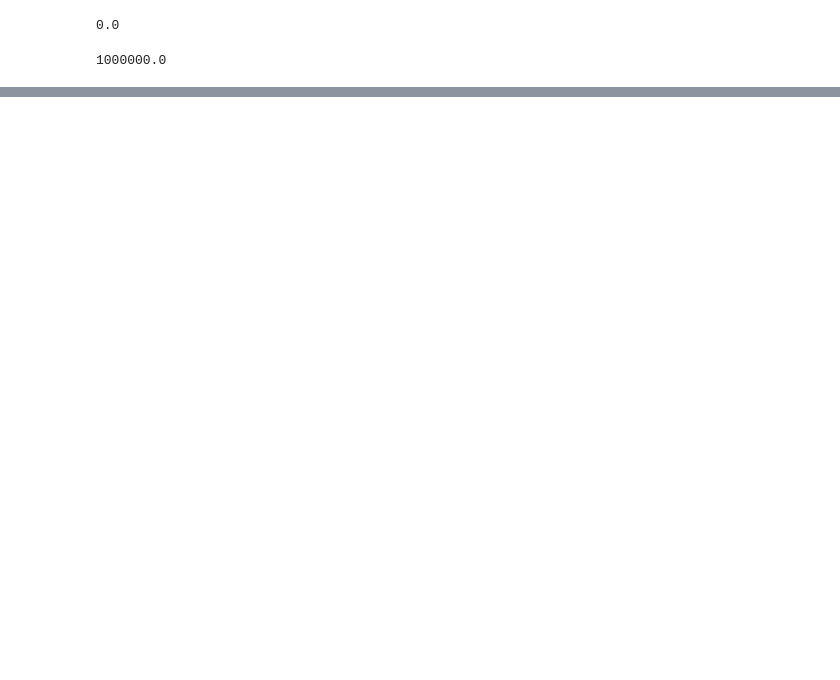
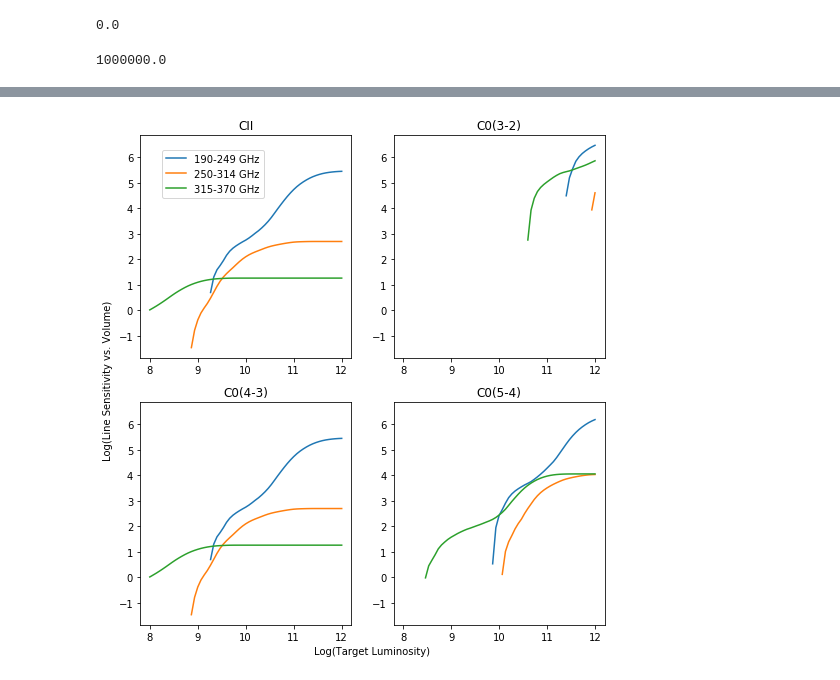
Before and after one commit to miriamfuchs/SMA-cal, a Jupyter notebook: CO Luminosity Fx Plots.ipynb, the cells around one changed output, grey strips where cells are left out. Drawn from its saved outputs; the diff is of its cells as text; code cells hidden in the pictures; blank space fills up the shorter version.

```diff
--- a/CO Luminosity Fx Plots.ipynb
+++ b/CO Luminosity Fx Plots.ipynb
@@ -300,0 +324,92 @@ plt.show()
+# %%
+
+
+'''
+f, axarr = plt.subplots(2, 2)
+axarr[0, 0].plot(x, y)
+axarr[0, 0].set_title('Axis [0,0]')
+axarr[0, 1].scatter(x, y)
+axarr[0, 1].set_title('Axis [0,1]')
+axarr[1, 0].plot(x, y ** 2)
+axarr[1, 0].set_title('Axis [1,0]')
+axarr[1, 1].scatter(x, y ** 2)
+axarr[1, 1].set_title('Axis [1,1]')'''
+
+fig = plt.figure()
+ax = fig.add_subplot(111)    # dimensions of subplot
+ax1 = fig.add_subplot(221)
+ax2 = fig.add_subplot(222, sharex=ax1, sharey=ax1)
+ax3 = fig.add_subplot(223, sharex=ax1, sharey=ax1)
+ax4 = fig.add_subplot(224, sharex=ax1, sharey=ax1)
+#f, ((ax1, ax2), (ax3, ax4)) = plt.subplots(2,2, sharex=True, sharey=True)
+
+ax.spines['top'].set_color('none')
+ax.spines['bottom'].set_color('none')
+ax.spines['left'].set_color('none')
+ax.spines['right'].set_color('none')
+ax.tick_params(labelcolor='w', top='off', bottom='off', left='off', right='off')
+
+
+
+
+#fig.legend(bbox_to_anchor=(1.05, 0), loc='lower left', borderaxespad=0.)
+
+
+#fig.legend((l1, l2), ('Line 1', 'Line 2'), 'upper left')
+#fig.legend((l3, l4), ('Line 3', 'Line 4'), 'upper right')
+
+
+ax1.plot(np.log10(target_luminosity),np.log10(line_sensitivity_vs_vol[0,0,:]),label='190-249 GHz')
+ax1.plot(np.log10(target_luminosity),np.log10(line_sensitivity_vs_vol[0,1,:]),label='250-314 GHz')
+ax1.plot(np.log10(target_luminosity),np.log10(line_sensitivity_vs_vol[0,2,:]),label='315-370 GHz')
+#ax1.xlabel('Log(Target Luminosity)')
+#ax1.ylabel('Log(Line Sensitivity vs. Volume)')
+ax1.set_title('CII')
+#ax.legend()
+#ax.show()
+
+
+
+
+ax2.plot(np.log10(target_luminosity),np.log10(line_sensitivity_vs_vol[1,0,:]),label='190-249 GHz')
+ax2.plot(np.log10(target_luminosity),np.log10(line_sensitivity_vs_vol[1,1,:]),label='250-314 GHz')
+ax2.plot(np.log10(target_luminosity),np.log10(line_sensitivity_vs_vol[1,2,:]),label='315-370 GHz')
+#plt.xlabel('Log(Target Luminosity)')
+#plt.ylabel('Log(Line Sensitivity vs. Volume)')
+ax2.set_title('C0(3-2)')
+
+#ax.show1.8
+plt.subplots_adjust(bottom=0.1, right=1.2, top=1.8)
+
+
+
+ax3.plot(np.log10(target_luminosity),np.log10(line_sensitivity_vs_vol[2,0,:]),label='190-249 GHz')
+ax3.plot(np.log10(target_luminosity),np.log10(line_sensitivity_vs_vol[2,1,:]),label='250-314 GHz')
+ax3.plot(np.log10(target_luminosity),np.log10(line_sensitivity_vs_vol[2,2,:]),label='315-370 GHz')
+#ax3xlabel('Log(Target Luminosity)')
+#ax3ylabel('Log(Line Sensitivity vs. Volume)')
+ax3.set_title('C0(4-3)')
+#ax.legend()
+#ax.show()
+
+ax4.plot(np.log10(target_luminosity),np.log10(line_sensitivity_vs_vol[3,0,:]),label='190-249 GHz')
+ax4.plot(np.log10(target_luminosity),np.log10(line_sensitivity_vs_vol[3,1,:]),label='250-314 GHz')
+ax4.plot(np.log10(target_luminosity),np.log10(line_sensitivity_vs_vol[3,2,:]),label='315-370 GHz')
+#plt.xlabel('Log(Target Luminosity)')
+#plt.ylabel('Log(Line Sensitivity vs. Volume)')
+ax4.set_title('C0(5-4)')
+#ax.legend()
+#ax.show()
+
+
+#ax = fig.add_subplot(1, 1,1)
+ax.set_xlabel('Log(Target Luminosity)')
+ax.set_ylabel('Log(Line Sensitivity vs. Volume)')
+
+handles, labels = ax1.get_legend_handles_labels()
+fig.legend(handles, labels, loc='upper right',bbox_to_anchor=(.4, 1.8))
+
+plt.savefig('TargetLum-vs-LineSensitivity-sharedaxes.png',bbox_inches="tight")
+plt.show()
+# %% [output]
+[figure, added]
```
Also changed, not shown: parts of 6 cells of this notebook, 4 other files.
